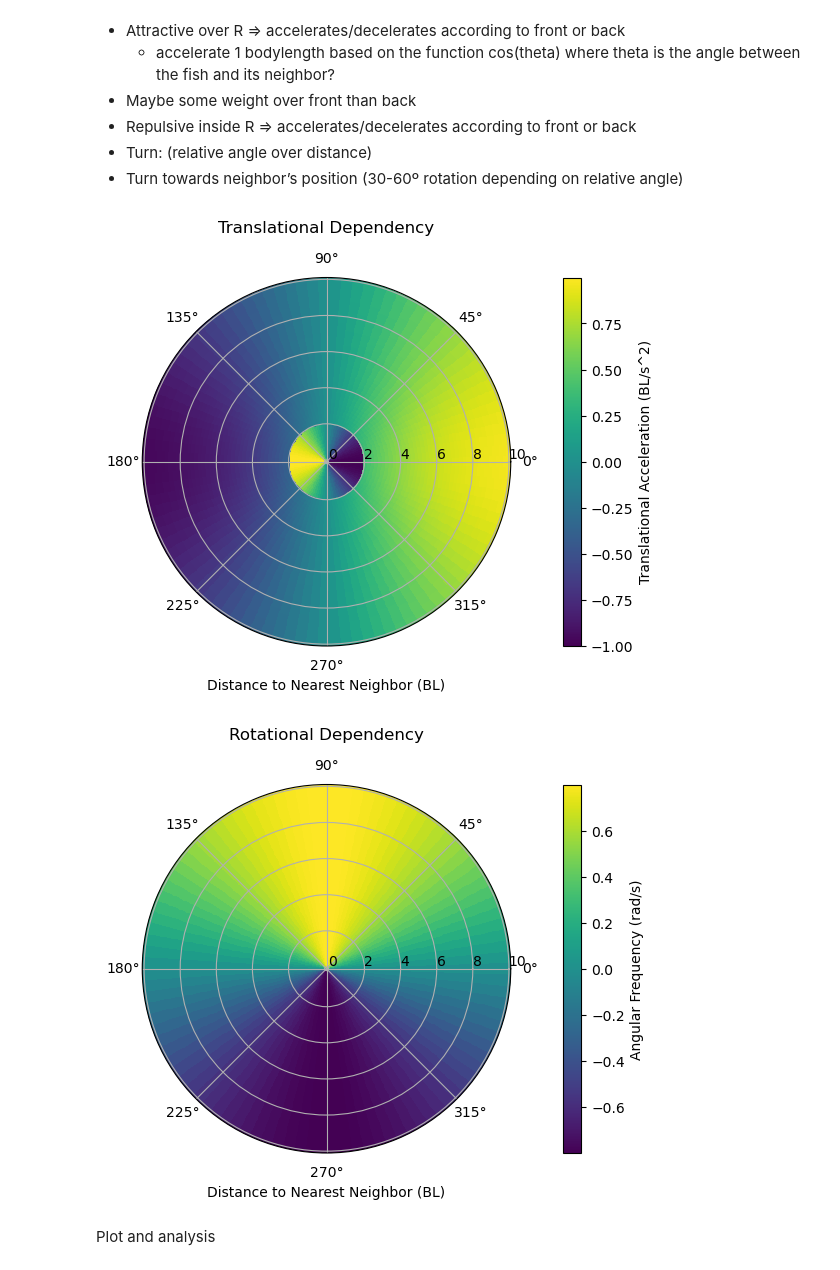
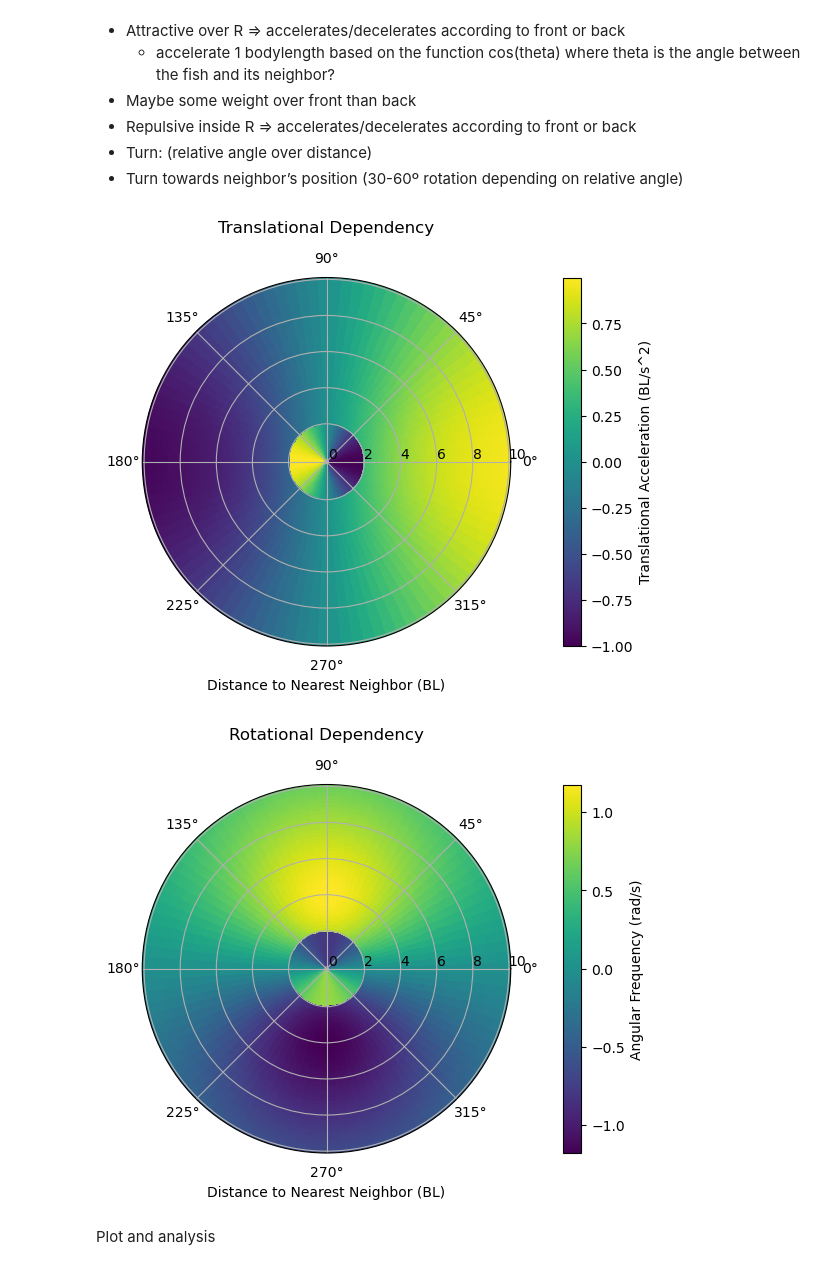
Before and after one commit to Bobomoto/PHYS250-Final-Project, a Jupyter notebook: Finalproject.ipynb, the cells around one changed output. Saved outputs shown, nothing was run; the diff lists cells and outputs as text; code cells hidden in the pictures.

```diff
--- a/Finalproject.ipynb
+++ b/Finalproject.ipynb
@@ -188,36 +194,43 @@ Zclose_masked = np.where(R <= 2, Zclose, np.nan)
 
 #consistent Acceleration values for heatmap
 Zmin = np.nanmin([Zfar.min(), Zclose.min()])
 Zmax = np.nanmax([Zfar.max(), Zclose.max()])
 
 fig, ax = plt.subplots(subplot_kw={'projection': 'polar'},constrained_layout=True)
 heatmapfar = ax.pcolormesh(THETA, R, Zfar, cmap='viridis', vmin=Zmin, vmax=Zmax) # Choose a colormap
 heatmapclose = ax.pcolormesh(THETA, R, Zclose_masked, cmap='viridis',vmin=Zmin, vmax=Zmax) # Choose a colormap
 
 fig.colorbar(heatmapfar, ax=ax, label='Translational Acceleration (BL/s^2)')
 ax.set_title('Translational Dependency', y= 1.1)
 ax.set_rlabel_position(0) # Adjust position of radial labels
 ax.set_xlabel("Distance to Nearest Neighbor (BL)")
 
 plt.show()
 
 #Angular acceleration heatmap * np.tanh(R/5)
-AAfar = 0.8*np.sin(THETA)
+AAfar = 0.8*np.sin(THETA)*R*np.exp(-R/4)
+AAclose = -0.8*np.sin(THETA)
 
 # AAclose_masked = np.where(R <= 2, AAclose, np.nan)
+AAclose_masked = np.where(R <= 2, AAclose, np.nan)
+
+#consistent angular frequency values for heatmap
+AAmin = np.nanmin([AAfar.min(), AAclose.min()])
+AAmax = np.nanmax([AAfar.max(), AAclose.max()])
 
 fig, ax = plt.subplots(subplot_kw={'projection': 'polar'},constrained_layout=True)
-heatmapfar = ax.pcolormesh(THETA, R, AAfar, cmap='viridis') # Choose a colormap
+heatmapfar = ax.pcolormesh(THETA, R, AAfar, cmap='viridis',vmin=AAmin, vmax=AAmax) # Choose a colormap
+heatmapclose = ax.pcolormesh(THETA, R, AAclose_masked, cmap='viridis',vmin=AAmin, vmax=AAmax) # Choose a colormap
 
 fig.colorbar(heatmapfar, ax=ax, label='Angular Frequency (rad/s)')
 ax.set_title('Rotational Dependency', y= 1.1)
 ax.set_rlabel_position(0) # Adjust position of radial labels
 ax.set_xlabel("Distance to Nearest Neighbor (BL)")
 
 plt.show()
 # %% [output]
 [figure]
-[figure, old version]
+[figure, new version]
 # %%
 #run this for all fish in one timestep
 #we can also change the fish to only respond to a certain angle of neighbor, like -pi/3 to pi/3 rad
```
Also changed, not shown: parts of 10 cells of this notebook.
